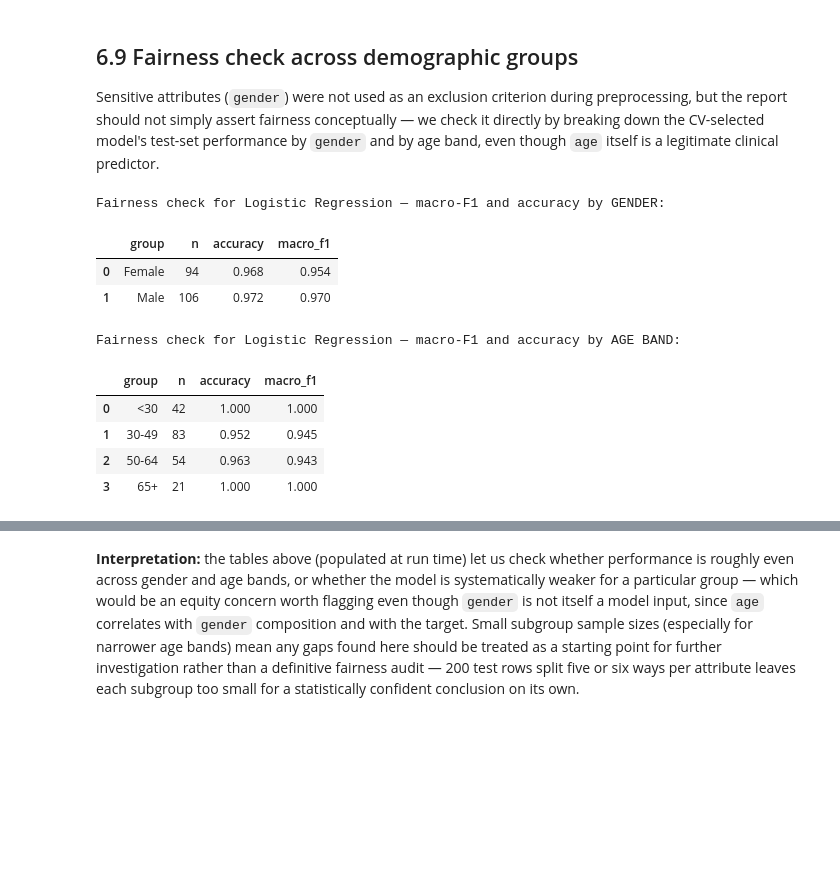
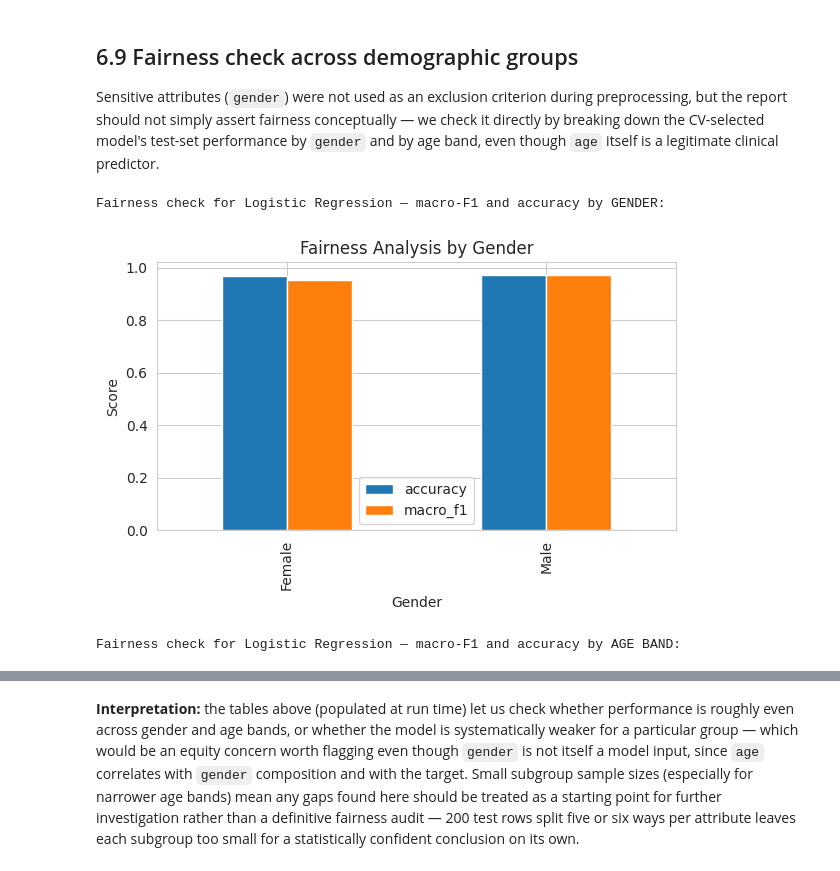
Before and after one commit to ThilaniDilmani/SmartCare-Hospital-AI, a Jupyter notebook: notebooks/Task_05_&_06_CIT_23_02_0173.ipynb, the cells around one changed output, grey strips where cells are left out. Drawn from its saved outputs; the diff is of its cells as text; code cells hidden in the pictures; blank space fills up the shorter version.

```diff
--- a/notebooks/Task_05_&_06_CIT_23_02_0173.ipynb
+++ b/notebooks/Task_05_&_06_CIT_23_02_0173.ipynb
@@ -796,6 +801,7 @@ preprocessing, but the report should not simply assert fairness conceptually —
 directly by breaking down the CV-selected model's test-set performance by `gender` and by
 age band, even though `age` itself is a legitimate clinical predictor.
 # %%
+df_clean = pd.read_csv('smartcare_cleaned.csv')
 fairness_df = pd.DataFrame({
     'y_true': y_test.values,
     'y_pred': predictions[best_model_name],
@@ -812,11 +818,28 @@ for group, sub in fairness_df.groupby('gender'):
                          'accuracy': accuracy_score(sub['y_true'], sub['y_pred']),
                          'macro_f1': f1_score(sub['y_true'], sub['y_pred'], average='macro')})
 pd.DataFrame(gender_rows).round(3)
+fairness_df.to_csv("gender_fairness.csv", index=False)
 # %% [output]
 Fairness check for Logistic Regression — macro-F1 and accuracy by GENDER:
-|  | group | n | accuracy | macro_f1 |
-| 0 | Female | 94 | 0.968 | 0.954 |
-| 1 | Male | 106 | 0.972 | 0.970 |
+# %%
+gender_fairness = pd.DataFrame(gender_rows)
+
+gender_fairness.plot(
+    x='group',
+    y=['accuracy', 'macro_f1'],
+    kind='bar',
+    figsize=(6,4)
+)
+
+plt.title("Fairness Analysis by Gender")
+plt.ylabel("Score")
+plt.xlabel("Gender")
+plt.tight_layout()
+
+plt.savefig("fairness_results.png", dpi=300)
+plt.show()
+# %% [output]
+[figure, added]
 # %%
 print(f"Fairness check for {best_model_name} — macro-F1 and accuracy by AGE BAND:")
 age_rows = []
@@ -827,10 +850,6 @@ for group, sub in fairness_df.groupby('age_band', observed=True):
                       'accuracy': accuracy_score(sub['y_true'], sub['y_pred']),
                       'macro_f1': f1_score(sub['y_true'], sub['y_pred'], average='macro')})
 pd.DataFrame(age_rows).round(3)
+fairness_df.to_csv("agegroup_fairness.csv", index=False)
 # %% [output]
 Fairness check for Logistic Regression — macro-F1 and accuracy by AGE BAND:
-|  | group | n | accuracy | macro_f1 |
-| 0 | <30 | 42 | 1.000 | 1.000 |
-| 1 | 30-49 | 83 | 0.952 | 0.945 |
-| 2 | 50-64 | 54 | 0.963 | 0.943 |
-| 3 | 65+ | 21 | 1.000 | 1.000 |
```
Also changed, not shown: parts of 4 cells of this notebook.
